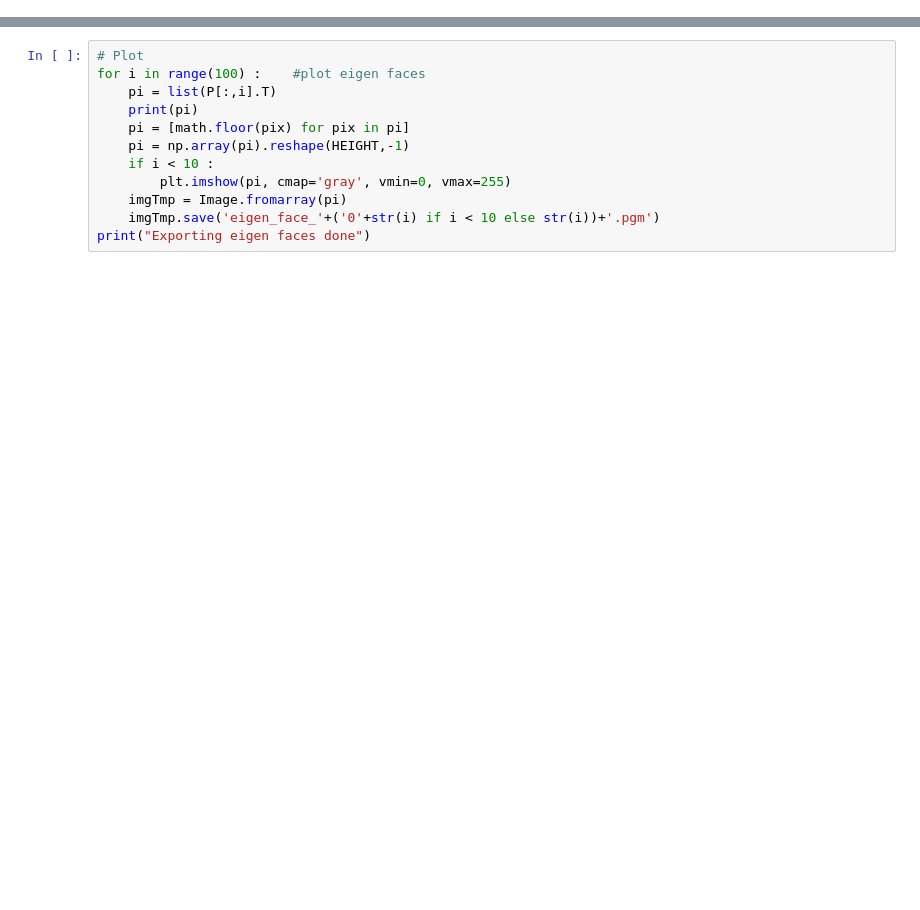
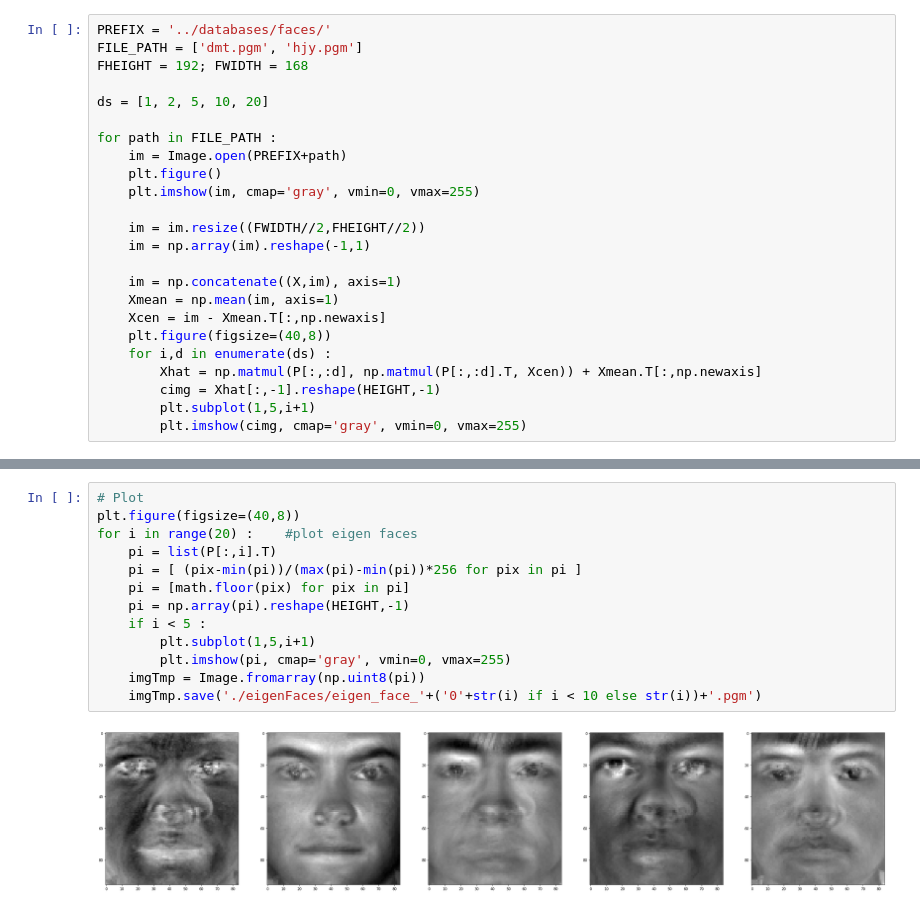
Before and after one commit to RainLiuX/machineLearning, a Jupyter notebook: PCA/PCA.ipynb, the cells around one changed output, grey strips where cells are left out. Drawn from its saved outputs; the diff is of its cells as text; blank space fills up the shorter version.

```diff
--- a/PCA/PCA.ipynb
+++ b/PCA/PCA.ipynb
@@ -92,0 +122,24 @@ MemoryError:
+# %%
+PREFIX = '../databases/faces/'
+FILE_PATH = ['dmt.pgm', 'hjy.pgm']
+FHEIGHT = 192; FWIDTH = 168
+
+ds = [1, 2, 5, 10, 20]
+
+for path in FILE_PATH :
+    im = Image.open(PREFIX+path)
+    plt.figure()
+    plt.imshow(im, cmap='gray', vmin=0, vmax=255)
+
+    im = im.resize((FWIDTH//2,FHEIGHT//2))
+    im = np.array(im).reshape(-1,1)
+
+    im = np.concatenate((X,im), axis=1)
+    Xmean = np.mean(im, axis=1)
+    Xcen = im - Xmean.T[:,np.newaxis]
+    plt.figure(figsize=(40,8))
+    for i,d in enumerate(ds) :
+        Xhat = np.matmul(P[:,:d], np.matmul(P[:,:d].T, Xcen)) + Xmean.T[:,np.newaxis]
+        cimg = Xhat[:,-1].reshape(HEIGHT,-1)
+        plt.subplot(1,5,i+1)
+        plt.imshow(cimg, cmap='gray', vmin=0, vmax=255)
@@ -93,15 +151,18 @@ MemoryError:
 # %%
 # Plot
-for i in range(100) :    #plot eigen faces
+plt.figure(figsize=(40,8))
+for i in range(20) :    #plot eigen faces
     pi = list(P[:,i].T)
-    print(pi)
+    pi = [ (pix-min(pi))/(max(pi)-min(pi))*256 for pix in pi ]
     pi = [math.floor(pix) for pix in pi]
     pi = np.array(pi).reshape(HEIGHT,-1)
-    if i < 10 :
+    if i < 5 :
+        plt.subplot(1,5,i+1)
         plt.imshow(pi, cmap='gray', vmin=0, vmax=255)
-    imgTmp = Image.fromarray(pi)
-    imgTmp.save('eigen_face_'+('0'+str(i) if i < 10 else str(i))+'.pgm')
-print("Exporting eigen faces done")
+    imgTmp = Image.fromarray(np.uint8(pi))
+    imgTmp.save('./eigenFaces/eigen_face_'+('0'+str(i) if i < 10 else str(i))+'.pgm')
+# %% [output]
+[figure, added]
 # %%
 # Scaling images DO NOT RUN AGAIN
 
```
Also changed, not shown: parts of 7 cells of this notebook, 21 other files.
